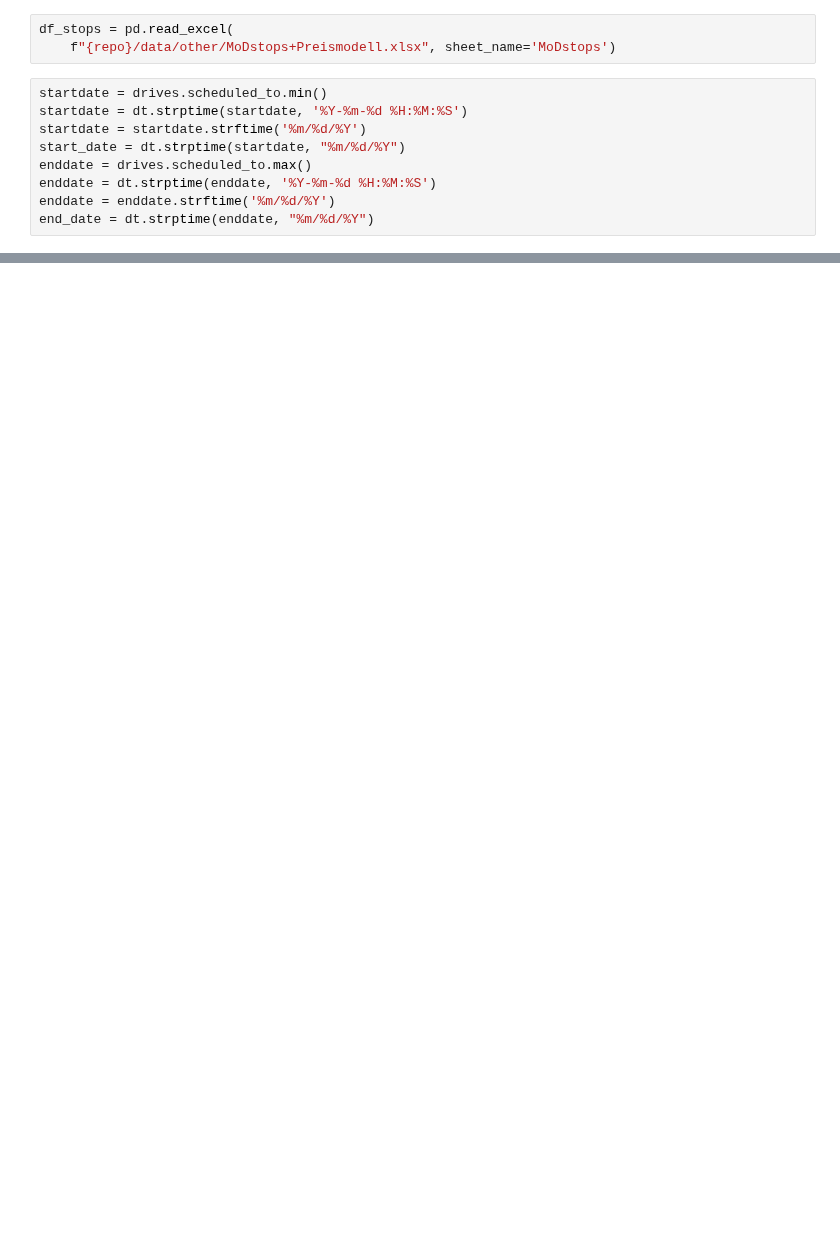
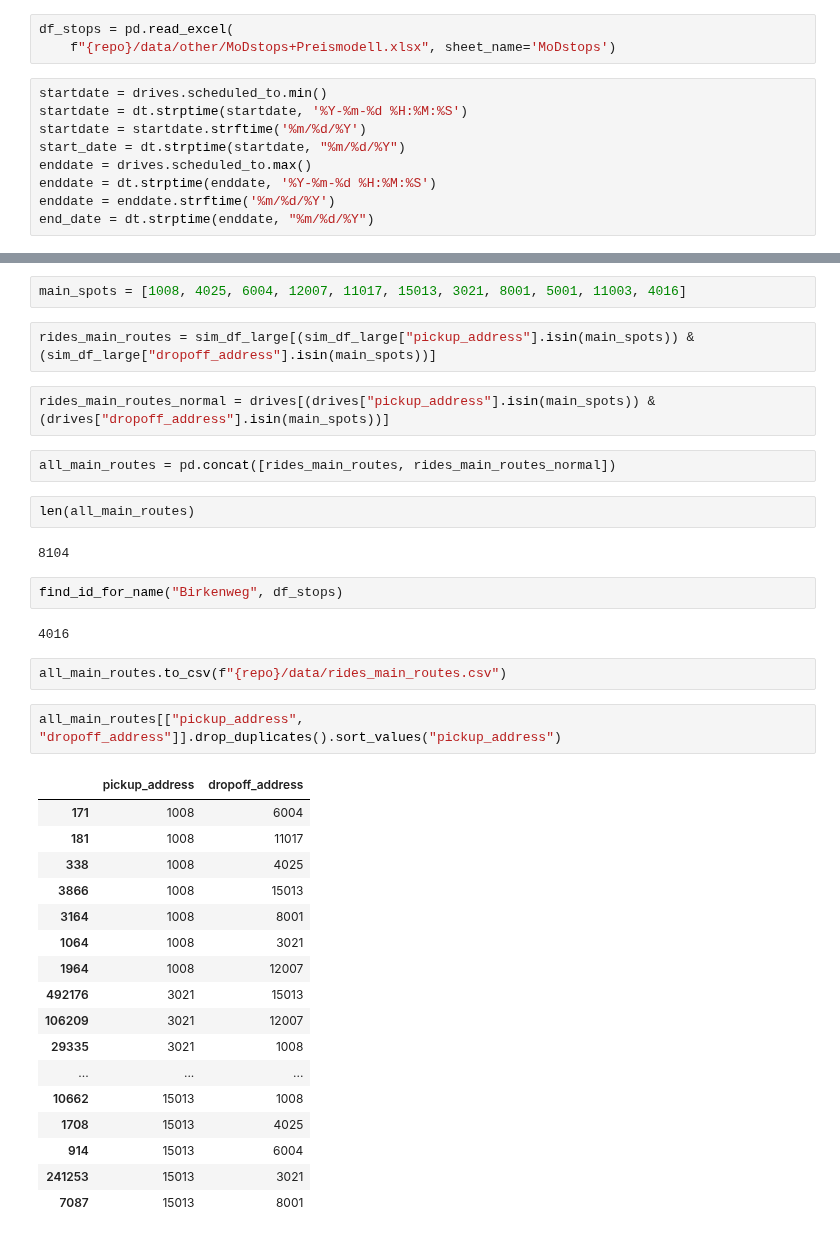
Before and after one commit to Lukas-Dierkes/vehicle-stream-team-project, a Jupyter notebook: vehicle_stream_pipeline/playground.ipynb, the cells around one changed output, grey strips where cells are left out. Drawn from its saved outputs; the diff is of its cells as text; blank space fills up the shorter version.

```diff
--- a/vehicle_stream_pipeline/playground.ipynb
+++ b/vehicle_stream_pipeline/playground.ipynb
@@ -250,0 +47,38 @@ b
+# %%
+main_spots = [1008, 4025, 6004, 12007, 11017, 15013, 3021, 8001, 5001, 11003, 4016]
+# %%
+rides_main_routes = sim_df_large[(sim_df_large["pickup_address"].isin(main_spots)) & (sim_df_large["dropoff_address"].isin(main_spots))]
+# %%
+rides_main_routes_normal = drives[(drives["pickup_address"].isin(main_spots)) & (drives["dropoff_address"].isin(main_spots))]
+# %%
+all_main_routes = pd.concat([rides_main_routes, rides_main_routes_normal])
+# %%
+len(all_main_routes)
+# %% [output]
+8104
+# %%
+find_id_for_name("Birkenweg", df_stops)
+# %% [output]
+4016
+# %%
+all_main_routes.to_csv(f"{repo}/data/rides_main_routes.csv")
+# %%
+all_main_routes[["pickup_address", "dropoff_address"]].drop_duplicates().sort_values("pickup_address")
+# %% [output]
+|  | pickup_address | dropoff_address |
+| 171 | 1008 | 6004 |
+| 181 | 1008 | 11017 |
+| 338 | 1008 | 4025 |
+| 3866 | 1008 | 15013 |
+| 3164 | 1008 | 8001 |
+| 1064 | 1008 | 3021 |
+| 1964 | 1008 | 12007 |
+| 492176 | 3021 | 15013 |
+| 106209 | 3021 | 12007 |
+| 29335 | 3021 | 1008 |
+| ... | ... | ... |
+| 10662 | 15013 | 1008 |
+| 1708 | 15013 | 4025 |
+| 914 | 15013 | 6004 |
+| 241253 | 15013 | 3021 |
+| 7087 | 15013 | 8001 |
```
Also changed, not shown: parts of 47 cells of this notebook, 2 other files.
